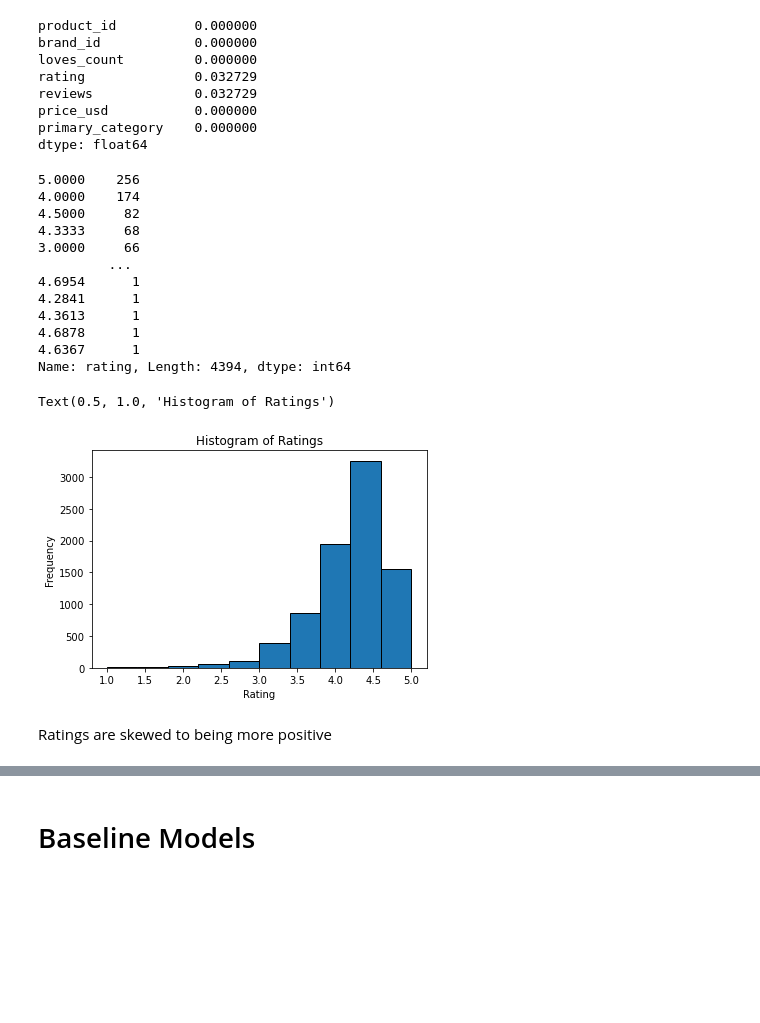
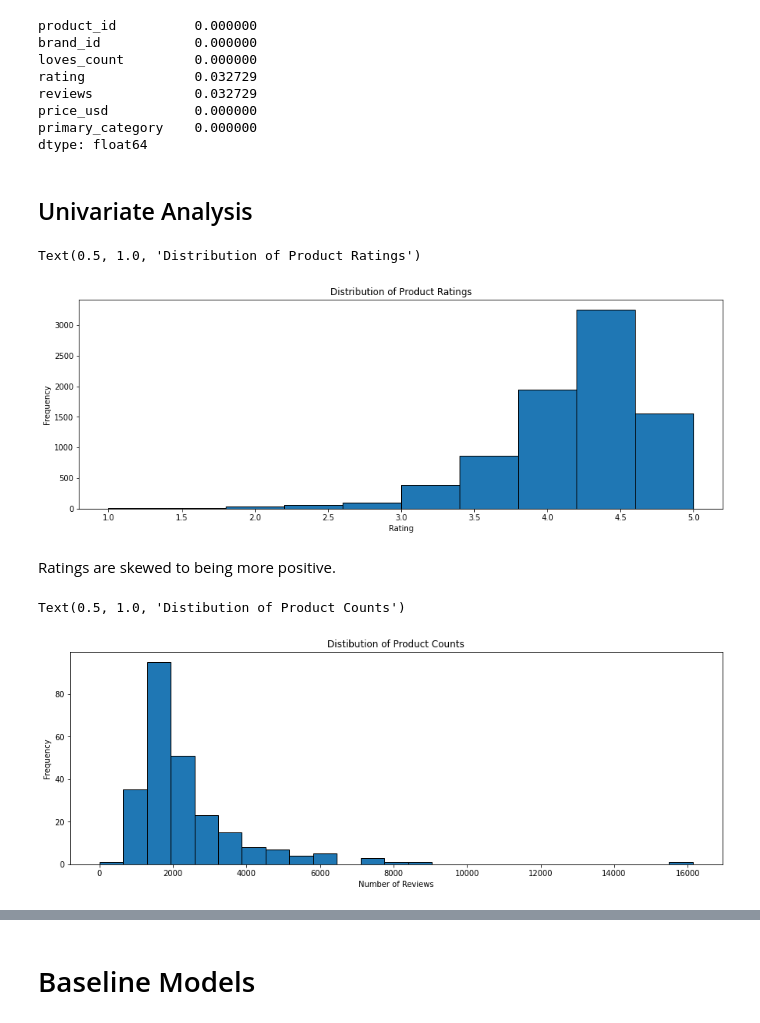
Before and after one commit to joshpuray/Sephora-Recommendation, a Jupyter notebook: model.ipynb, the cells around one changed output, grey strips where cells are left out. Saved outputs shown, nothing was run; the diff lists cells and outputs as text; code cells hidden in the pictures; blank space fills up the shorter version.

Commit message:
EDA and titles

```diff
--- a/model.ipynb
+++ b/model.ipynb
@@ -14,7 +15,7 @@ from tqdm import tqdm
 # %%
 # Importing Data
-products = pd.read_csv("archive/product_info.csv")
-reviews = pd.read_csv("archive/reviews_0-250.csv",index_col=0) # only using first 100_000 rows of reviews
+products = pd.read_csv("data/product_info.csv")
+reviews = pd.read_csv("data/reviews_0-250.csv",index_col=0) # only using first 100_000 rows of reviews
 # %%
 print(products.shape)
 print(reviews.shape)
@@ -66,28 +67,34 @@ dtype: float64
-# %%
-products['rating'].value_counts()
-# %% [output]
-5.0000    256
-4.0000    174
-4.5000     82
-4.3333     68
-3.0000     66
-         ...
-4.6954      1
-4.2841      1
-4.3613      1
-4.6878      1
-4.6367      1
-Name: rating, Length: 4394, dtype: int64
+# %% [markdown]
+## Univariate Analysis
 # %%
+# Set the size of the figure
+plt.figure(figsize=(15, 5))
+
 # Plotting the histogram
 plt.hist(products['rating'], edgecolor='black')
 
 # Adding labels and title
 plt.xlabel('Rating')
 plt.ylabel('Frequency')
-plt.title('Histogram of Ratings')
+plt.title('Distribution of Product Ratings')
 # %% [output]
-Text(0.5, 1.0, 'Histogram of Ratings')
+Text(0.5, 1.0, 'Distribution of Product Ratings')
-[figure, old version]
+[figure, new version]
 # %% [markdown]
-Ratings are skewed to being more positive
+Ratings are skewed to being more positive.
+# %%
+product_counts = reviews.groupby("product_id")["author_id"].count().fillna(0)
+
+# Set the size of the figure
+plt.figure(figsize=(15, 5))
+
+# Plotting the histogram
+plt.hist(product_counts, edgecolor='black', bins=25)
+
+# Adding labels and title
+plt.xlabel('Number of Reviews')
+plt.ylabel('Frequency')
+plt.title('Distibution of Product Counts')
+# %% [output]
+Text(0.5, 1.0, 'Distibution of Product Counts')
+[figure, added]
```
Also changed, not shown: parts of 59 cells of this notebook.
